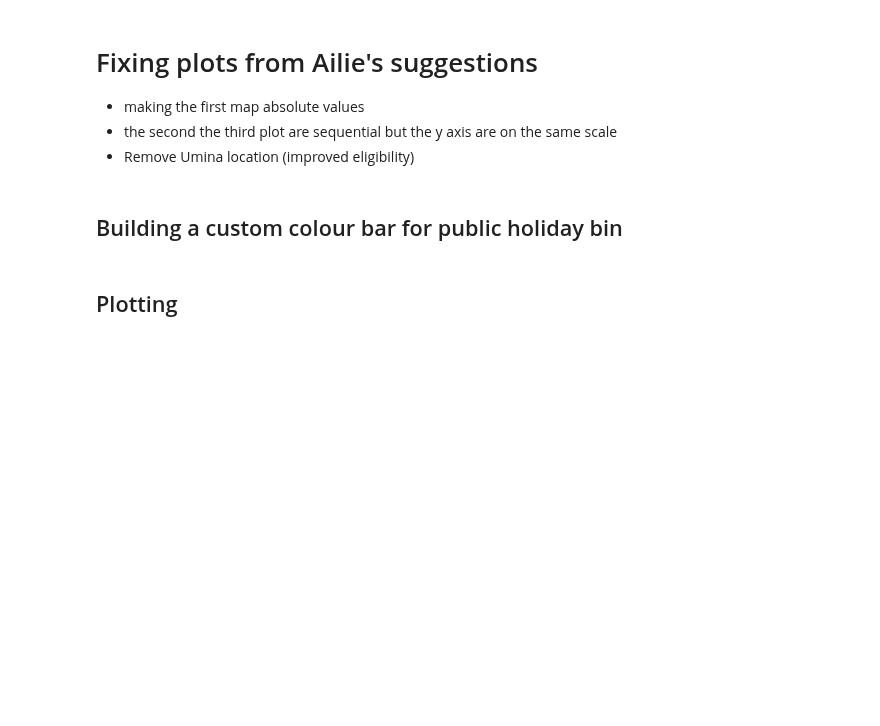
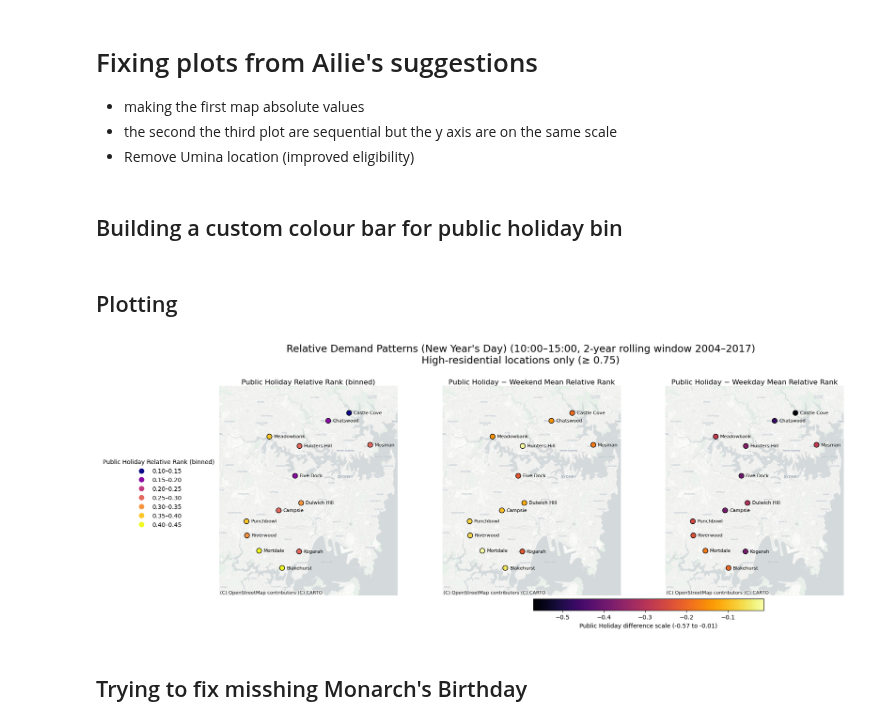
Before and after one commit to 21centuryweather/aus_substation_electricity, a Jupyter notebook: pia_notebooks/NSW_data/relative_ranking/mean_rr_differece.ipynb, the cells around one changed output. Saved outputs shown, nothing was run; the diff lists cells and outputs as text; code cells hidden in the pictures; blank space fills up the shorter version.

Commit message:
Attempting to fix up mean relative rank public holiday differences

```diff
--- a/pia_notebooks/NSW_data/relative_ranking/mean_rr_differece.ipynb
+++ b/pia_notebooks/NSW_data/relative_ranking/mean_rr_differece.ipynb
@@ -1100,12 +1174,19 @@ def map_ph_we_wd_block_combined_v6(
     return fig
 # %%
 # Example: test the new function for New Year's Day
-fig = map_ph_we_wd_block_combined_v6(
-    df=rank,                     # your long-format demand dataset
-    info=info,                   # your station metadata
+fig = map_ph_we_wd_block_combined_v7(
+    df=rank,
+    info=info,
     holidays=["New Year's Day"],
     holiday_group_name="New Year's Day",
-    block="10_15"                # pick any block you want to test
+    block="10_15",
+    df_station_col="Name",
+    info_station_col="Name",
+    block_suffix="_mean_relative_rank"
 )
 
 plt.show()
+# %% [output]
+[figure, added]
+# %% [markdown]
+## Trying to fix misshing Monarch's Birthday
```
Also changed, not shown: parts of 12 cells of this notebook.
